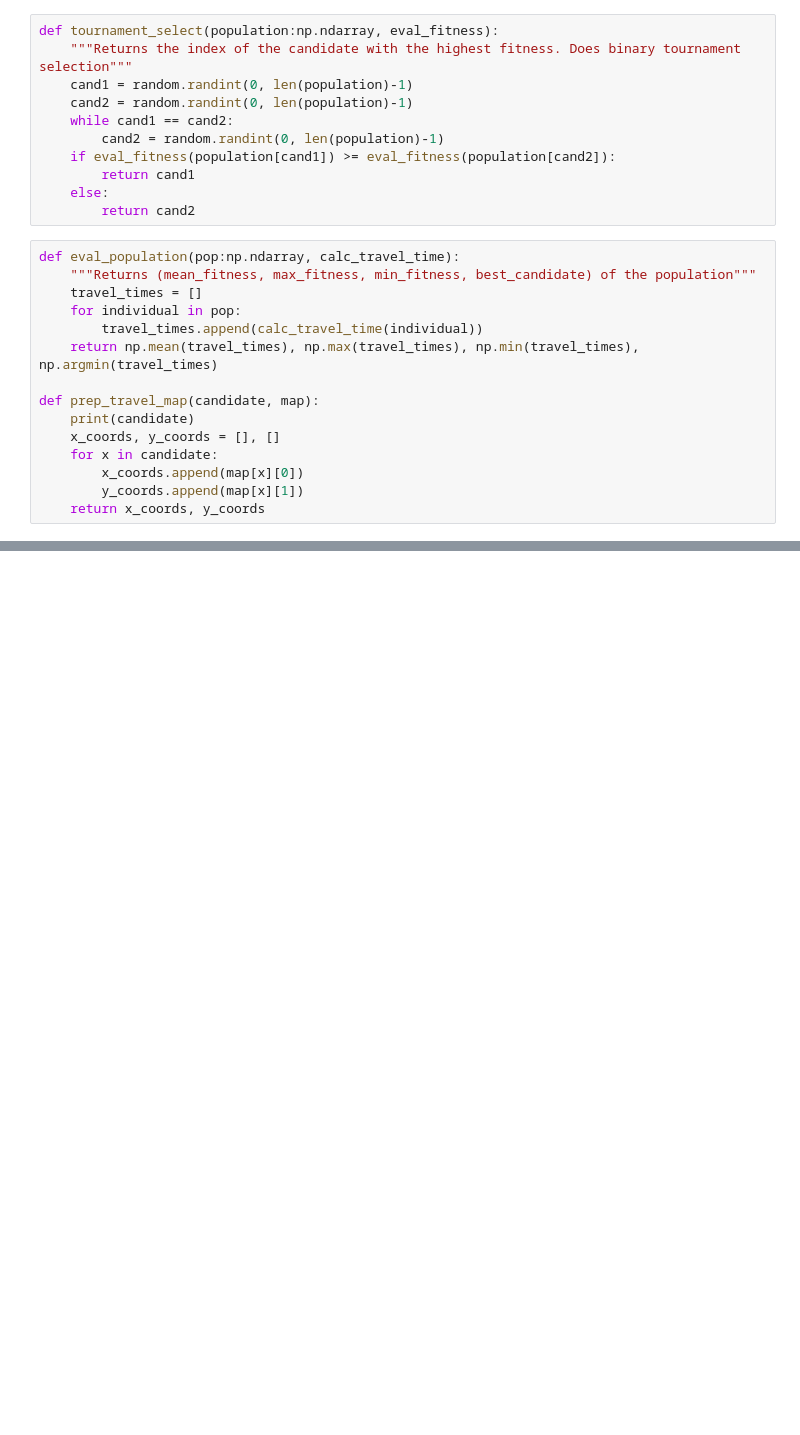
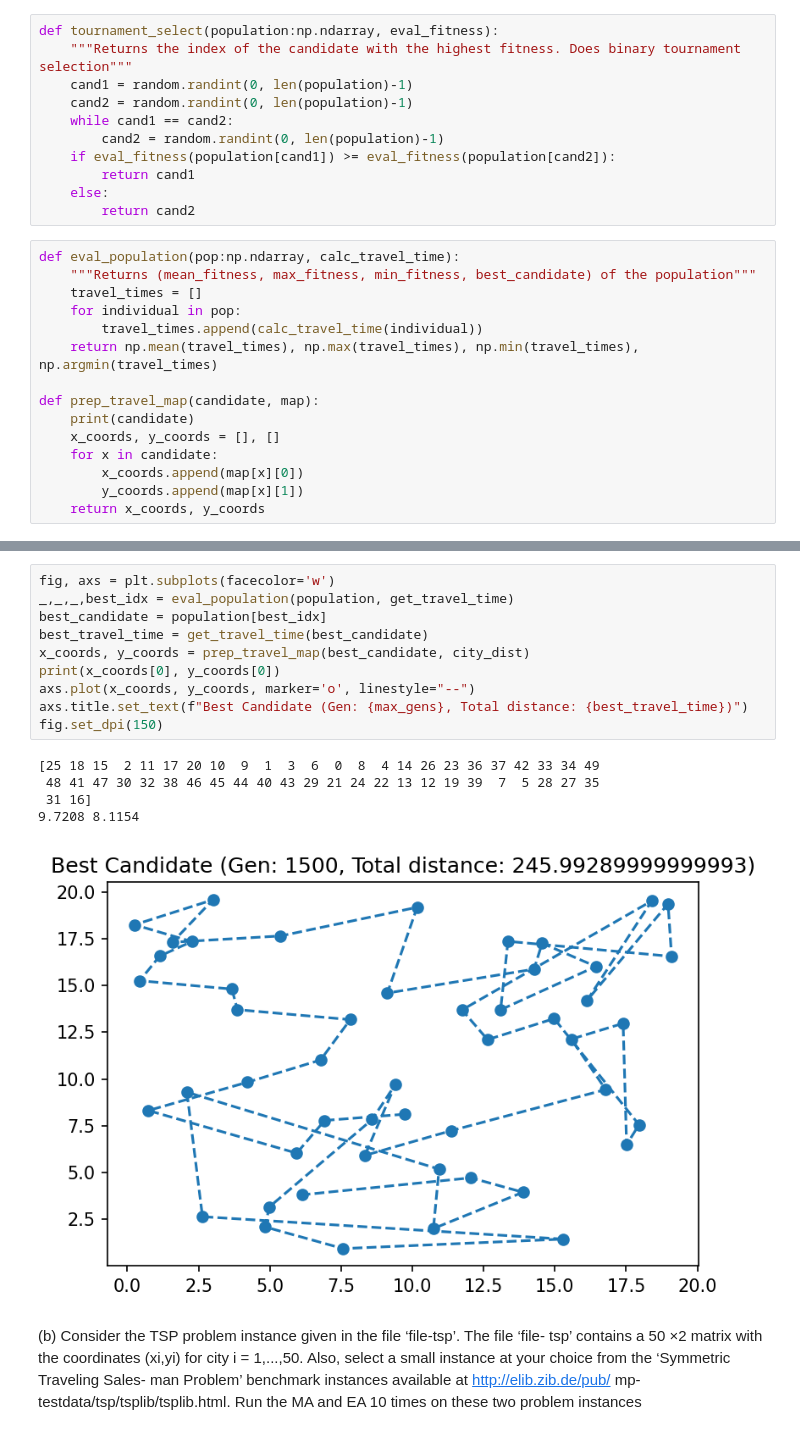
Before and after one commit to JanSchering/natural_computing, a Jupyter notebook: assignment_1/Ex6.ipynb, the cells around one changed output, grey strips where cells are left out. Drawn from its saved outputs; the diff is of its cells as text; blank space fills up the shorter version.

```diff
--- a/assignment_1/Ex6.ipynb
+++ b/assignment_1/Ex6.ipynb
@@ -233,0 +290,23 @@ def two_opt_MA():
+# %%
+fig, axs = plt.subplots(facecolor='w')
+_,_,_,best_idx = eval_population(population, get_travel_time)
+best_candidate = population[best_idx]
+best_travel_time = get_travel_time(best_candidate)
+x_coords, y_coords = prep_travel_map(best_candidate, city_dist)
+print(x_coords[0], y_coords[0])
+axs.plot(x_coords, y_coords, marker='o', linestyle="--")
+axs.title.set_text(f"Best Candidate (Gen: {max_gens}, Total distance: {best_travel_time})")
+fig.set_dpi(150)
+# %% [output]
+[25 18 15  2 11 17 20 10  9  1  3  6  0  8  4 14 26 23 36 37 42 33 34 49
+ 48 41 47 30 32 38 46 45 44 40 43 29 21 24 22 13 12 19 39  7  5 28 27 35
+ 31 16]
+9.7208 8.1154
+[figure, added]
+# %% [markdown]
+(b) Consider the TSP problem instance given in the file ‘file-tsp’. The file ‘file-
+tsp’ contains a 50 ×2 matrix with the coordinates (xi,yi) for city i = 1,...,50.
+Also, select a small instance at your choice from the ‘Symmetric Traveling Sales-
+man Problem’ benchmark instances available at http://elib.zib.de/pub/
+mp-testdata/tsp/tsplib/tsplib.html. Run the MA and EA 10 times on
+these two problem instances
```
Also changed, not shown: parts of 12 cells of this notebook, 7 other files.
